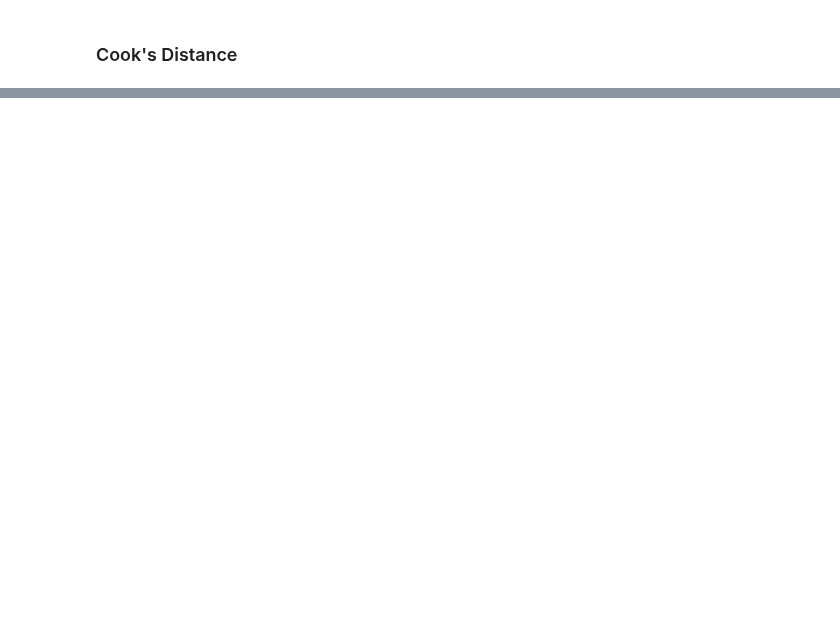
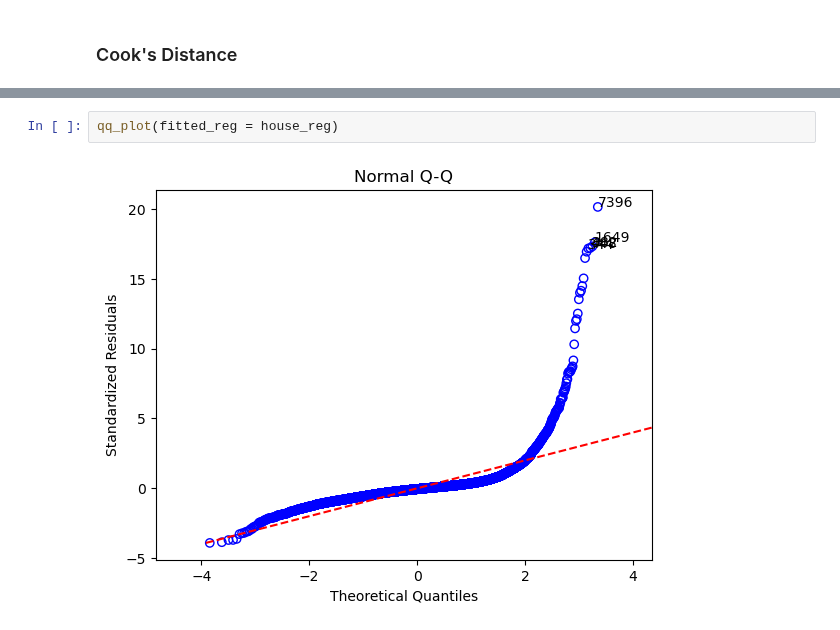
Before and after one commit to nlee98/ADS-599_Capstone_Project, a Jupyter notebook: Code Library/3_Modeling.ipynb, the cells around one changed output, grey strips where cells are left out. Drawn from its saved outputs; the diff is of its cells as text; blank space fills up the shorter version.

```diff
--- a/Code Library/3_Modeling.ipynb
+++ b/Code Library/3_Modeling.ipynb
@@ -396,0 +380,4 @@ cook_d_plot(fitted_reg=room_back_reg_fin)
+# %%
+qq_plot(fitted_reg = house_reg)
+# %% [output]
+[figure, added]
```
Also changed, not shown: parts of 50 cells of this notebook, 2 other files.
